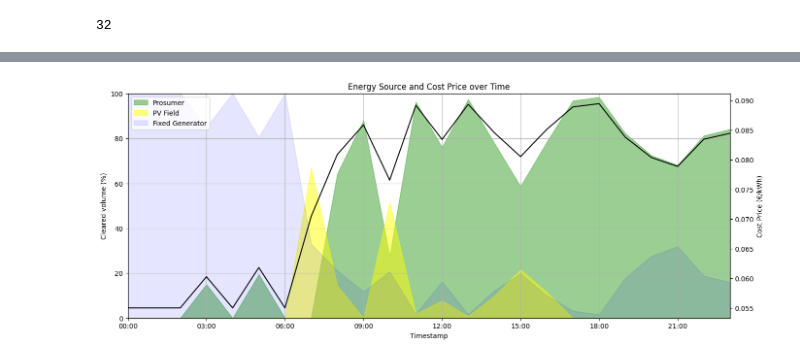
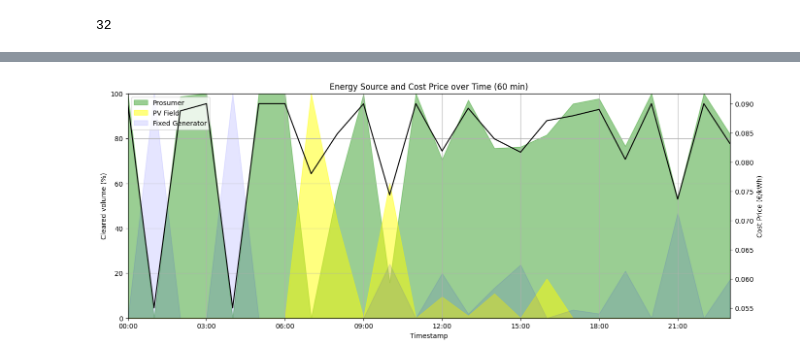
Before and after one commit to pepijnvdw/thesis2, a Jupyter notebook: endgame.ipynb, the cells around one changed output, grey strips where cells are left out. Cells and saved outputs as stored; diff of their text form; code cells hidden in the pictures.

```diff
--- a/endgame.ipynb
+++ b/endgame.ipynb
@@ -489,6 +489,8 @@ for freq in freqs:
 
     merged_df = merged_df[merged_df['quantity_trans'] != 0]
 
+    test = merged_df
+
     df_bids_all = pd.DataFrame(bids_all, columns=['qty_energy', 'price_energy', 'id_user', 'is_bid', 'clearing_time', 'quality_energy'])
     df_bids_all.set_index('clearing_time', inplace=True)
 
@@ -879,3 +904,21 @@ plt.show()
+# %%
+import pandas as pd
+
+csv_data = []
+
+for entry in liquidity_data:
+    clearing_time, trading_volume, order_book_depth, average_price, imported_volume, hhi, unique_participants = entry
+
+    csv_data.extend([
+        ['Trading Volume (kWh)', trading_volume, order_book_depth, clearing_time],
+        ['Average Price (€/kWh)', average_price, order_book_depth, clearing_time],
+        ['Imported Volume (kWh)', imported_volume, order_book_depth, clearing_time],
+        ['hhi', hhi, order_book_depth, clearing_time],
+        ['unique_participants', unique_participants, order_book_depth, clearing_time]
+    ])
+
+csv_data_df = pd.DataFrame(csv_data, columns=['Criteria', 'Score', 'Order Book Depth', 'Frequency'])
+csv_data_df.to_csv('performance_data_p2p.csv', index=False)
 # %% [markdown]
 # System-determined mechanism
 # %%
@@ -887,11 +930,11 @@ prosumer_cost_price = 0.09
 large_scale_pv_cost_price = 0.078
 fixed_generator_cost_price = 0.055
 # %%
-freqs = ['15min']#, '30min', '15min']
+freqs = ['60min']#, '30min', '15min']
 performance_data = []
 
 for freq in freqs:
-    groups = df_bids_all.groupby(pd.Grouper(freq=freq))
+    groups = test.groupby(pd.Grouper(freq=freq))
     offers = []
     bids = []
 
@@ -1258,34 +1340,34 @@ ax2 = ax1.twinx()
 # plot the data on each y-axis
 ax1.fill_between(second_df.index, second_df["prosumer_cleared_volume (%)"], color="#369f28", alpha=0.5, label="Prosumer")
 ax1.fill_between(second_df.index, second_df["large_scale_pv_cleared_volume (%)"], color="yellow", alpha=0.5, label="PV Field")
 ax1.fill_between(second_df.index, second_df["fixed_generated_cleared_volume (%)"], color="blue", alpha=0.1, label="Fixed Generator")
 ax2.plot(second_df.index, second_df["final_cost_price"], color="black", label='Price €/kWh')
 
 # set the limits and labels for each axis
 ax1.set_ylim(0, 100)
 ax1.set_xlim(second_df.index.min(), second_df.index.max())
 ax1.set_xlabel('Timestamp')
 ax1.set_ylabel('Cleared volume (%)')
 ax2.set_ylabel('Cost Price (€/kWh)')
 
 # Format the x-axis tick labels as HH:MM format
 ax1.xaxis.set_major_formatter(mdates.DateFormatter('%H:%M'))
 
 # Add grid lines
 ax1.grid(True)
 
 # combine legends from both axes
 ax1.legend(loc='upper left')
 ax2.legend(loc='upper right')
 
 # set a single title and remove duplicate legend
-plt.title("Energy Source and Cost Price over Time")
+plt.title("Energy Source and Cost Price over Time (60 min)")
 plt.legend().remove()
 
-# Save the plot as a vector plot in EPS format
-plt.savefig("energy_plot_15.eps", format="eps")
+# Save the plot as a vector plot in PDF format
+plt.savefig("energy_plot_60.pdf", format="pdf")
 
 # Display the plot
 plt.show()
 # %% [output]
-[figure, old version]
+[figure, new version]
```
Also changed, not shown: parts of 17 cells of this notebook.
